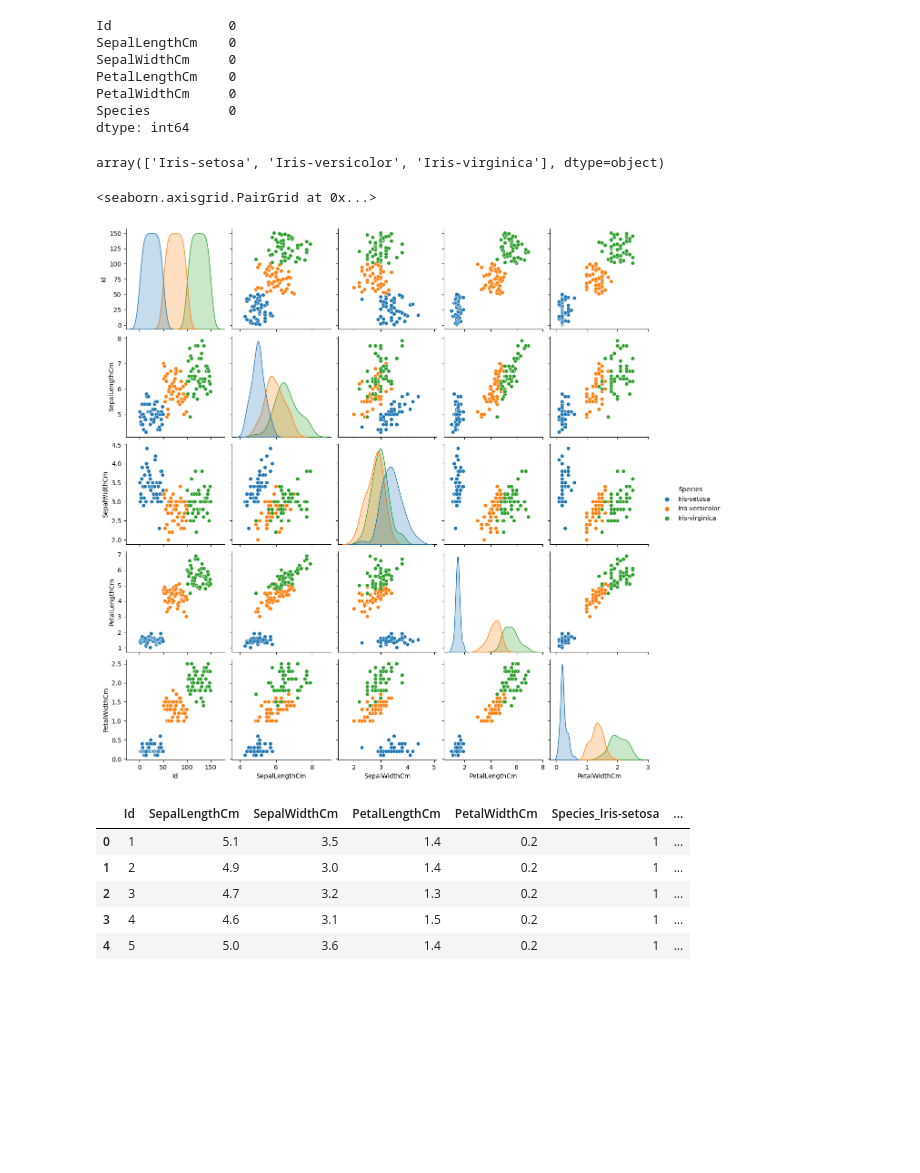
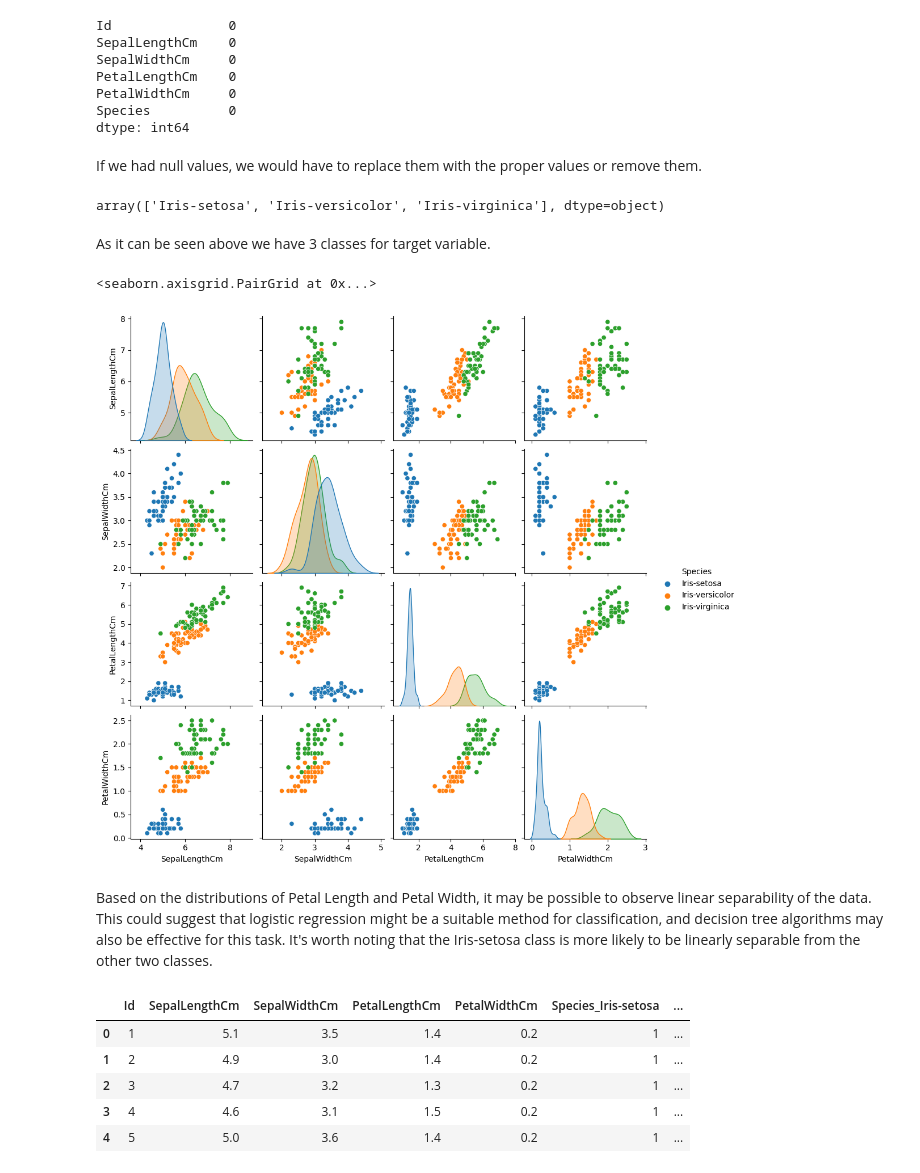
Before and after one commit to Frknslmn50/EARIN_23L, a Jupyter notebook: lab4/regression_classification.ipynb, the cells around one changed output. Cells and saved outputs as stored; diff of their text form; code cells hidden in the pictures; blank space fills up the shorter version.

```diff
--- a/lab4/regression_classification.ipynb
+++ b/lab4/regression_classification.ipynb
@@ -46,16 +53,22 @@ PetalLengthCm    0
 PetalWidthCm     0
 Species          0
 dtype: int64
+# %% [markdown]
+If we had null values, we would have to replace them with the proper values or remove them.
 # %%
 data.Species.unique()
 # %% [output]
 array(['Iris-setosa', 'Iris-versicolor', 'Iris-virginica'], dtype=object)
+# %% [markdown]
+As it can be seen above we have 3 classes for target variable.
 # %%
 # visualizing the data using hue as the target variable
-sns.pairplot(data, hue='Species')
+sns.pairplot(data.drop("Id",axis=1), hue='Species')
 # %% [output]
 <seaborn.axisgrid.PairGrid at 0x...>
-[figure, old version]
+[figure, new version]
+# %% [markdown]
+Based on the distributions of Petal Length and Petal Width, it may be possible to observe linear separability of the data. This could suggest that logistic regression might be a suitable method for classification, and decision tree algorithms may also be effective for this task. It's worth noting that the Iris-setosa class is more likely to be linearly separable from the other two classes.
 # %%
 # One hot encoding the target variable
 data = pd.get_dummies(data, columns=['Species'], drop_first=False)
```
Also changed, not shown: parts of 41 cells of this notebook, 1 other file.
